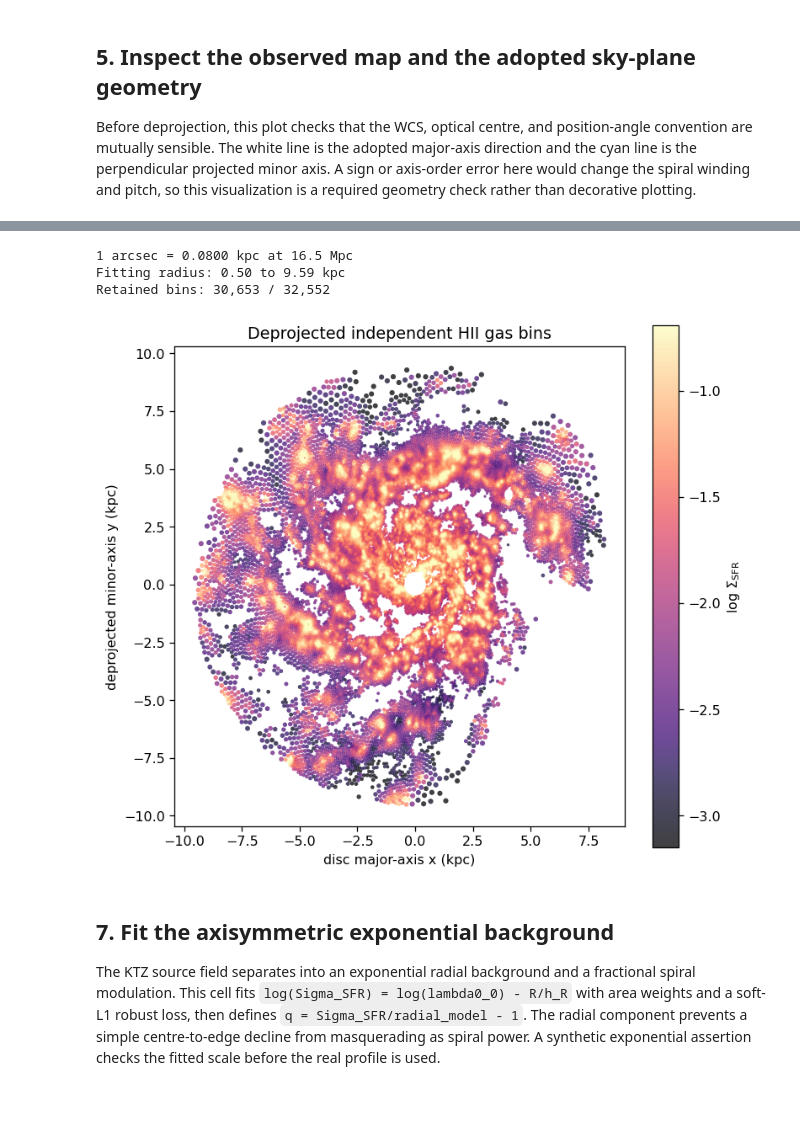
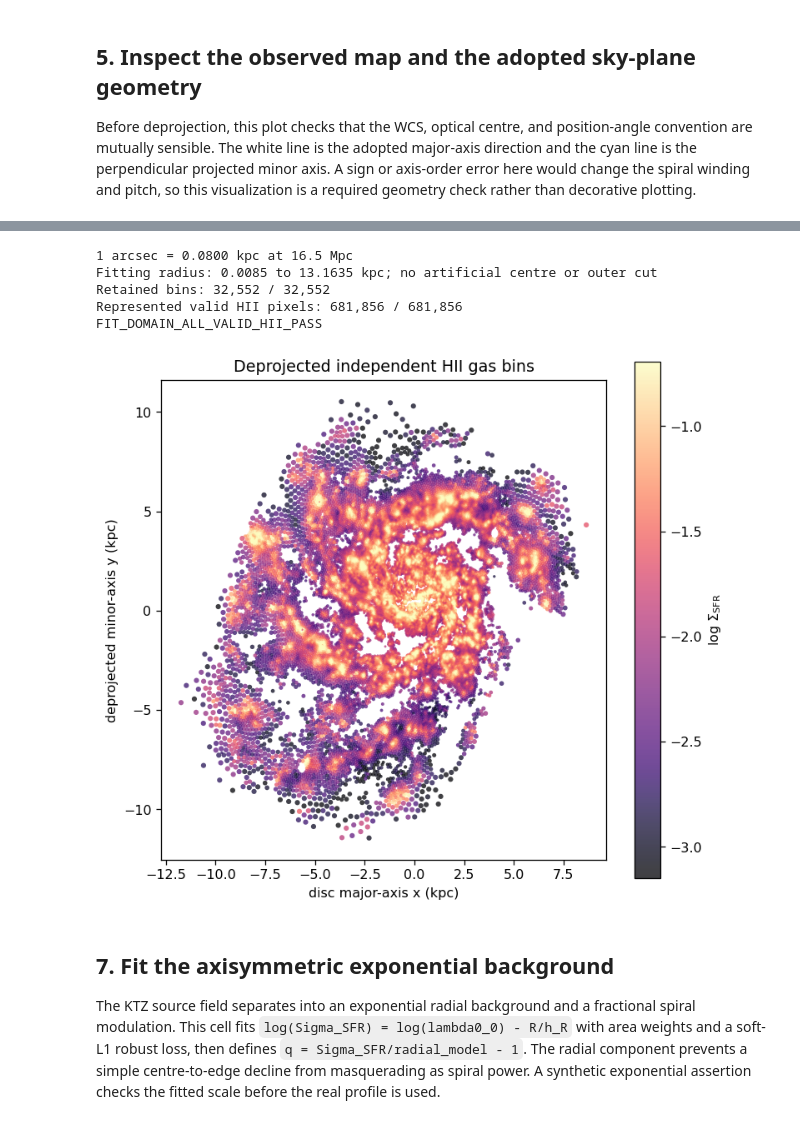
Before and after one commit to Rongjun-ANU/ICRAR-MAUVE, a Jupyter notebook: further/20260713_NGC4254_KTZ_spiral_fit.ipynb, the cells around one changed output, grey strips where cells are left out. Saved outputs shown, nothing was run; the diff lists cells and outputs as text; code cells hidden in the pictures.

Commit message:
fix: use full HII domain for spiral fit

```diff
--- a/further/20260713_NGC4254_KTZ_spiral_fit.ipynb
+++ b/further/20260713_NGC4254_KTZ_spiral_fit.ipynb
@@ -41,8 +41,7 @@ M_CANDIDATES = np.arange(1, 5, dtype=int)
 PITCH_GRID_DEG = np.concatenate((np.linspace(-45.0, -5.0, 161),
                                  np.linspace(5.0, 45.0, 161)))
 HARMONIC_N = np.array([1, 2, 3], dtype=int)
-INNER_RADIUS_KPC = 0.50
-OUTER_COVERAGE_QUANTILE = 0.98
+USE_ALL_VALID_HII_BINS = True
 N_BOOTSTRAP = 24
 N_BOOTSTRAP_SECTORS = 12
 RNG_SEED = 4254
@@ -193,40 +197,49 @@ def deproject_sky(ra_deg, dec_deg):
     major = east_kpc * np.sin(pa_rad) + north_kpc * np.cos(pa_rad)
     minor_projected = -east_kpc * np.cos(pa_rad) + north_kpc * np.sin(pa_rad)
     minor = minor_projected / np.cos(inc_rad)
     radius = np.hypot(major, minor)
     azimuth = np.arctan2(minor, major)
     return major, minor, radius, azimuth
 
 
 # A direct unit check: the adopted sky centre must map to the disc origin.
 origin = deproject_sky([CENTER.ra.deg], [CENTER.dec.deg])
 assert np.allclose([origin[0][0], origin[1][0]], 0.0, atol=1.0e-10)
 
 values = deproject_sky(bin_table["ra_deg"], bin_table["dec_deg"])
 bin_table[["x_disc_kpc", "y_disc_kpc", "radius_kpc", "azimuth_rad"]] = np.column_stack(values)
-R_OUT_KPC = float(bin_table["radius_kpc"].quantile(OUTER_COVERAGE_QUANTILE))
-fit_mask = ((bin_table["radius_kpc"] >= INNER_RADIUS_KPC) &
-            (bin_table["radius_kpc"] <= R_OUT_KPC))
+# Keep every finite HII bin. The logarithmic spiral is undefined only at exactly R=0;
+# no valid bin centroid lies exactly at the adopted centre in this product.
+fit_mask = np.isfinite(bin_table["radius_kpc"]) & (bin_table["radius_kpc"] > 0.0)
 fit_table = bin_table.loc[fit_mask].reset_index(drop=True)
+R_IN_KPC = float(fit_table["radius_kpc"].min())
+R_OUT_KPC = float(fit_table["radius_kpc"].max())
+assert USE_ALL_VALID_HII_BINS
+assert len(fit_table) == len(bin_table)
+assert int(fit_table["area_pix"].sum()) == int(valid_hii_pixels.sum())
 print(f"1 arcsec = {ARCSEC_TO_KPC:.4f} kpc at {DISTANCE_MPC:.1f} Mpc")
-print(f"Fitting radius: {INNER_RADIUS_KPC:.2f} to {R_OUT_KPC:.2f} kpc")
+print(f"Fitting radius: {R_IN_KPC:.4f} to {R_OUT_KPC:.4f} kpc; no artificial centre or outer cut")
 print(f"Retained bins: {len(fit_table):,} / {len(bin_table):,}")
+print(f"Represented valid HII pixels: {int(fit_table['area_pix'].sum()):,} / {int(valid_hii_pixels.sum()):,}")
+print("FIT_DOMAIN_ALL_VALID_HII_PASS")
 
 fig, ax = plt.subplots(figsize=(7.5, 7.0))
 sc = ax.scatter(fit_table["x_disc_kpc"], fit_table["y_disc_kpc"],
                 c=fit_table["log_sfr"], s=np.clip(fit_table["area_pix"]**0.5, 2, 15),
                 cmap="magma", vmin=vmin, vmax=vmax, alpha=0.75, linewidth=0)
 ax.set_aspect("equal")
 ax.set_xlabel("disc major-axis x (kpc)")
 ax.set_ylabel("deprojected minor-axis y (kpc)")
 ax.set_title("Deprojected independent HII gas bins")
 fig.colorbar(sc, ax=ax, label=r"log $\Sigma_{\rm SFR}$")
 plt.show()
 # %% [output]
 1 arcsec = 0.0800 kpc at 16.5 Mpc
-Fitting radius: 0.50 to 9.59 kpc
-Retained bins: 30,653 / 32,552
+Fitting radius: 0.0085 to 13.1635 kpc; no artificial centre or outer cut
+Retained bins: 32,552 / 32,552
+Represented valid HII pixels: 681,856 / 681,856
+FIT_DOMAIN_ALL_VALID_HII_PASS
-[figure, old version]
+[figure, new version]
 # %% [markdown]
 ## 7. Fit the axisymmetric exponential background
 
```
Also changed, not shown: parts of 19 cells of this notebook, 1 other file.
